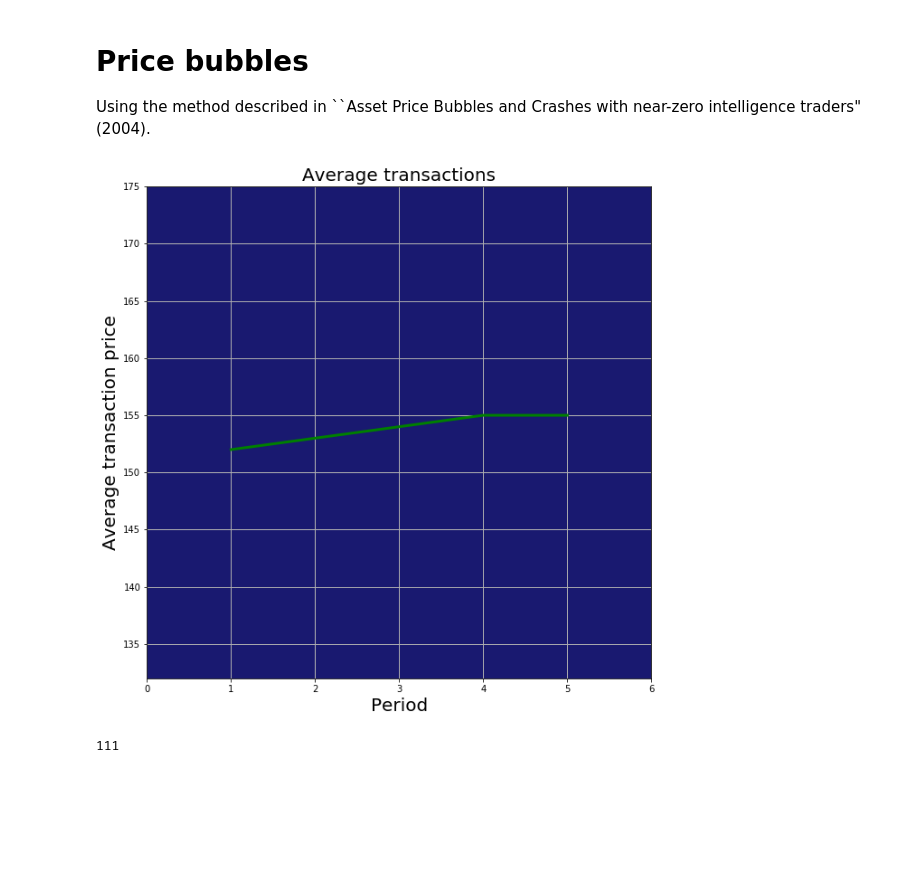
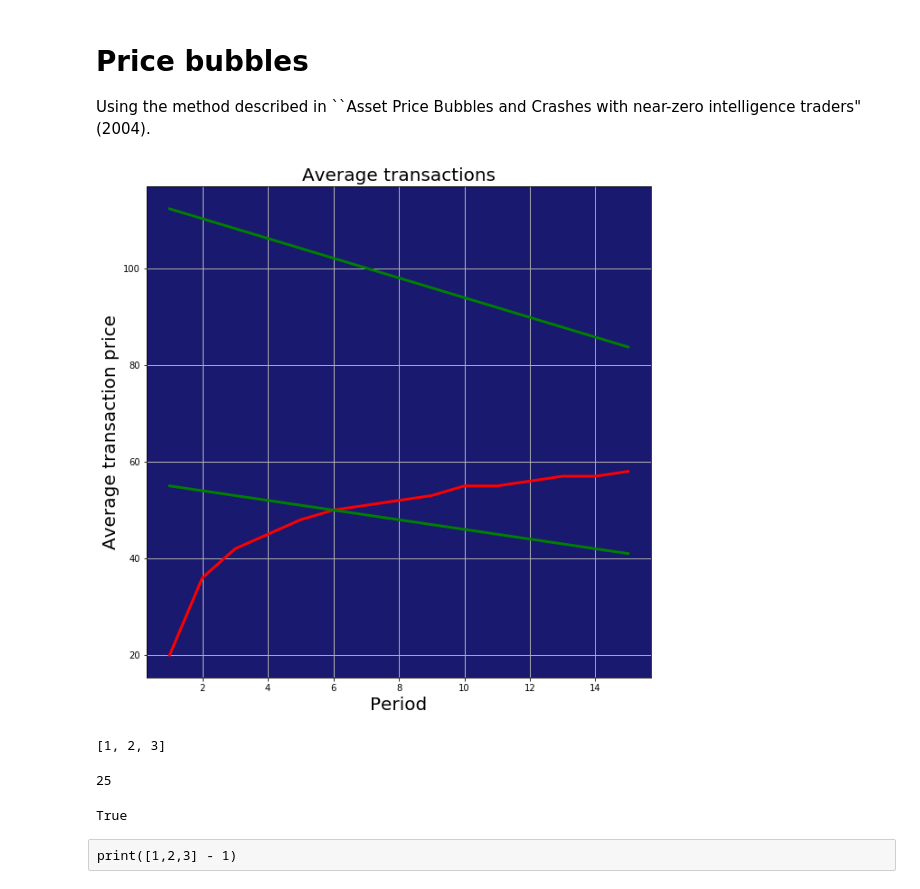
Before and after one commit to ken-neth/opinion_dynamics_BSE, a Jupyter notebook: data analysis.ipynb, the cells around one changed output. Saved outputs shown, nothing was run; the diff lists cells and outputs as text; code cells hidden in the pictures; blank space fills up the shorter version.

```diff
--- a/data analysis.ipynb
+++ b/data analysis.ipynb
@@ -277,31 +277,48 @@ print(time)
 Using the method described in ``Asset Price Bubbles and Crashes with near-zero intelligence traders" (2004).
 # %%
 averages = []
+defaults = []
 period = []
+half_kappa = []
 
 with open('avg_balance.csv') as csv_file:
     readCSV = csv.reader(csv_file, delimiter=',')
     n = 1
     for row in readCSV:
         averages.append(float(row[8]))
+        defaults.append(float(row[9]))
+        half_kappa.append(1/2 * 4.0846 * float(row[9]))
         period.append(n)
         n+=1
 
 figure(6, figsize=(10,10))
 xlabel('Period',fontsize=20)
 ylabel('Average transaction price',fontsize=20)
 title("Average transactions", fontsize=20)
 # p1 = scatter(time, price, marker='x', color='red')
-p1 = plot(period, averages, 'green', linewidth=3)
+p1 = plot(period, averages, 'red', linewidth=3)
+p2 = plot(period, defaults, 'green', linewidth=3)
+p3 = plot(period, half_kappa, 'green', linewidth=3)
 ax = axes()
 ax.set_facecolor('midnightblue')
-ylim(ymin=min(averages)-20, ymax=max(averages)+20)
-xlim(xmin=0, xmax=max(period)+1)
+# ylim(ymin=min(defaults)-20, ymax=max(half_kappa)+20)
+# xlim(xmin=0, xmax=max(period)+1)
 grid(linestyle='-', linewidth=1)
 show()
 # %% [output]
-[figure, old version]
+[figure, new version]
-# %%
-int("trial111"[5:])
-# %% [output]
-111
+# %%
+arr = [[1,2,3],[3,4,5]]
+arr[0:2][0]
+# %% [output]
+[1, 2, 3]
+# %%
+ord("z") -97
+# %% [output]
+25
+# %%
+"adaa" < "adam"
+# %% [output]
+True
+# %% [raw]
+print([1,2,3] - 1)
```
Also changed, not shown: parts of 1 cell of this notebook, 5 other files.
